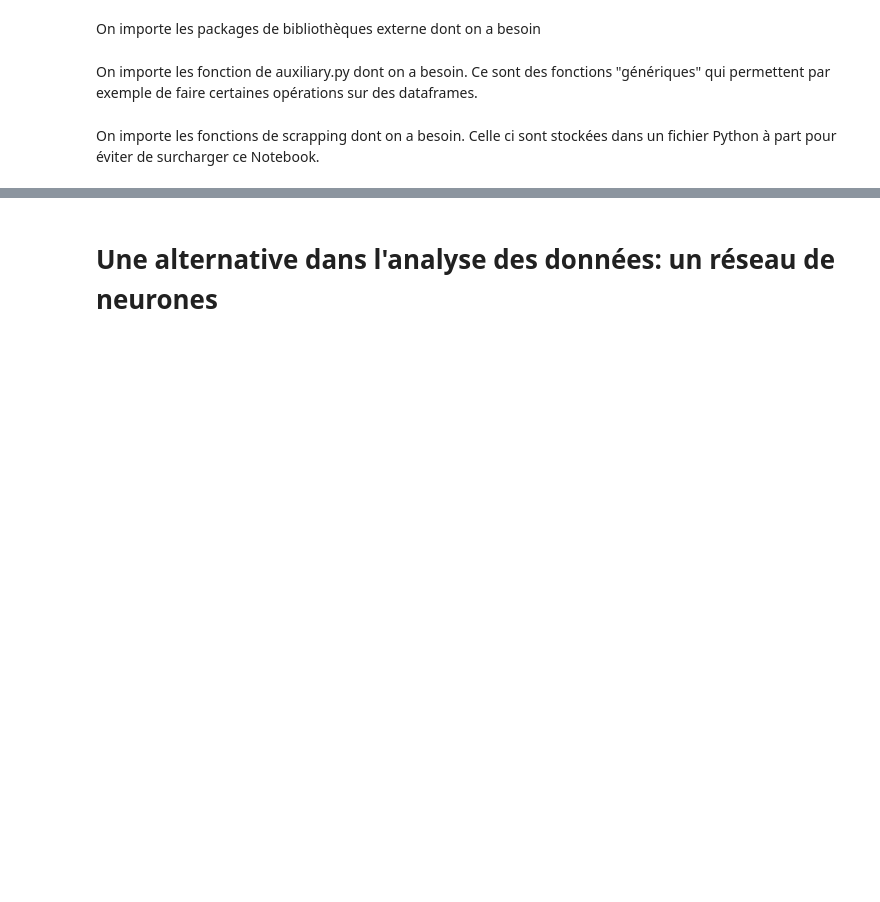
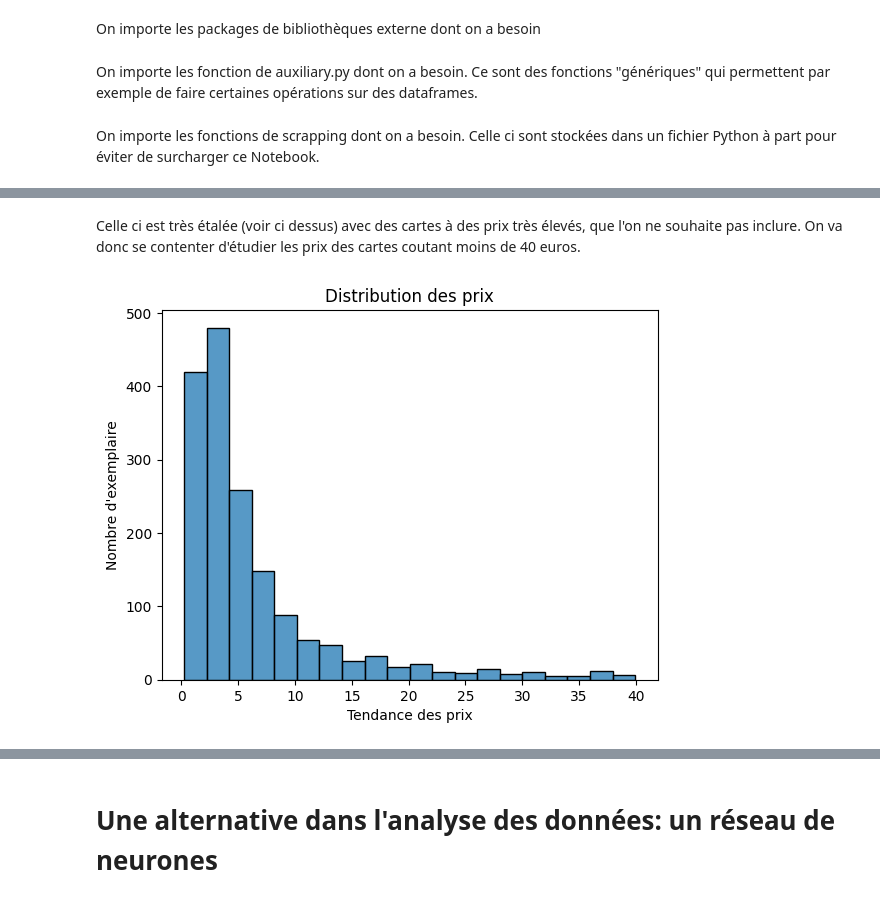
Before and after one commit to BaptisteMERESSE/Projet-de-programmation-2A-ENSAE, a Jupyter notebook: notebook_projet.ipynb, the cells around one changed output, grey strips where cells are left out. Drawn from its saved outputs; the diff is of its cells as text; code cells hidden in the pictures; blank space fills up the shorter version.

```diff
--- a/notebook_projet.ipynb
+++ b/notebook_projet.ipynb
@@ -191,0 +215,13 @@ On pourra aussi regarder le prix moyen de vente dans chaque extension.
+# %% [markdown]
+Celle ci est très étalée (voir ci dessus) avec des cartes à des prix très élevés, que l'on ne souhaite pas inclure. On va donc se contenter d'étudier les prix des cartes coutant moins de 40 euros.
+# %%
+sub_data = sub_data[(sub_data["Price trend"] <= 40)]
+
+sns.histplot(data=sub_data, x="Price trend", bins=20, kde=False)
+
+plt.title("Distribution des prix")
+plt.xlabel("Tendance des prix")
+plt.ylabel("Nombre d'exemplaire")
+plt.show()
+# %% [output]
+[figure, added]
```
Also changed, not shown: parts of 54 cells of this notebook, 11 other files.
